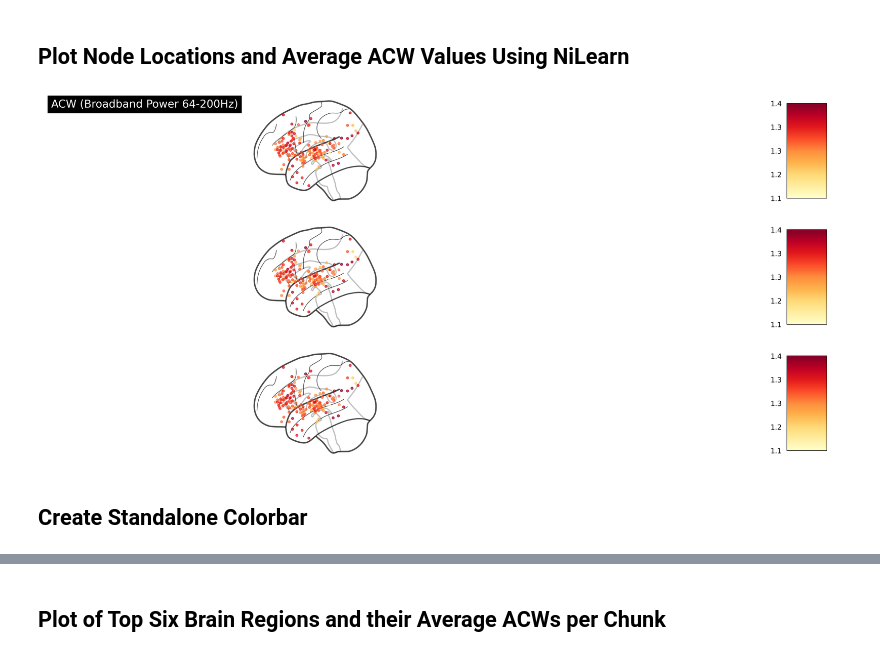
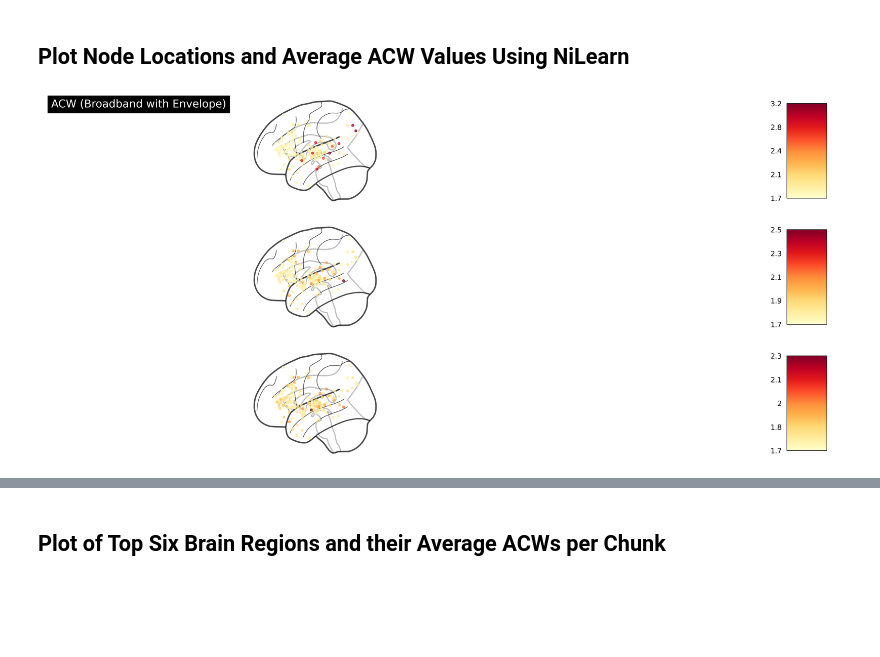
Before and after one commit to tevaughnshaw/autocorrelation, a Jupyter notebook: ECOG_Signal_Test.ipynb, the cells around one changed output, grey strips where cells are left out. Cells and saved outputs as stored; diff of their text form; code cells hidden in the pictures; blank space fills up the shorter version.

```diff
--- a/ECOG_Signal_Test.ipynb
+++ b/ECOG_Signal_Test.ipynb
@@ -52,7 +34,0 @@ fin_df.shape
-# %%
-# Sort the DataFrame by subject_number
-df_sorted = fin_df.sort_values(by='subject_number')
-
-# Print the rows where subject_number is 717
-# result = df_sorted[df_sorted['subject_number'] == 717]
-df_sorted.head(10)
@@ -141,4 +105,4 @@ Closing /Users/tevaughnshaw/ECOG/raw-ecog-data_ieeg.fif
 [done]
 # %%
 # load data
-# raw = mne.io.read_raw_fif('raw-ecog-data_ieeg.fif')
+raw = mne.io.read_raw_fif('raw-ecog-data_ieeg.fif')
@@ -323,5 +324,11 @@ raw.get_data().shape
 # %%
-ecog_filtered = ecog_no_noise.filter(l_freq=64,
-                                     h_freq=199,
-                                     method='iir')
+raw = mne.io.read_raw_fif('ecog-filtered-broadband-data_ieeg.fif')
+raw.load_data()
+# ecog_filtered = ecog_no_noise.filter(l_freq=4,
+#                                      h_freq=8,
+raw.notch_filter([60,120,180])
+raw.filter(l_freq=64, h_freq=199, method='iir')
+raw.apply_hilbert(envelope=True)
+raw.resample(400)
+raw
 # %% [output]
@@ -336,6 +387,7 @@ Butterworth bandpass zero-phase (two-pass forward and reverse) non-causal filter
 # %%
-ecog_filtered_data = ecog_filtered.get_data()
-ecog_filtered_data.shape
+ecog_filtered = raw.copy()
+
+ecog_filtered.get_data().shape
 # %% [output]
 (160, 720001)
 # %%
@@ -905,38 +963,38 @@ node_coordinates = df_sorted[['x','y','z']].values # node coords in space for pl
 # %%
 fig, ax = plt.subplots(3, 1, figsize=(20, 9), dpi=400)
 plotting.plot_markers(
-    node_values=first_ACW_avgs,
+    node_values=np.log(first_ACW_avgs),
     node_coords = node_coordinates,
     node_cmap=cm.YlOrRd,
     node_size=10,
-    title = 'ACW (Broadband Power 64-200Hz)',
+    # node_vmax=79,
+    title = 'ACW (Broadband with Envelope)',
     colorbar=True,
     display_mode='l',
-    # output_file = 'avg_acw_location_visual.svg'
     axes=ax[0]
 )
 plotting.plot_markers(
-    node_values=second_ACW_avgs,
+    node_values=np.log(second_ACW_avgs),
     node_coords = node_coordinates,
     node_cmap=cm.YlOrRd,
     node_size=10,
+    # node_vmax=70,
     display_mode='l',
     axes=ax[1]
 )
 plotting.plot_markers(
-    node_values=third_ACW_avgs,
+    node_values=np.log(third_ACW_avgs),
     node_coords = node_coordinates,
     node_cmap=cm.YlOrRd,
     node_size=10,
+    # node_vmax=70,
     display_mode='l',
     axes=ax[2]
 )
 # ax.text(0.5, 0.1, 'First Chunk', ha='center', va='center', transform=ax.transAxes, fontsize=12)
 # ax[1].text(0.5, 0.1, 'Middle Chunk', ha='center', va='center', transform=ax[1].transAxes, fontsize=12)
 # ax[2].text(0.5, 0.1, 'Last Chunk', ha='center', va='center', transform=ax[2].transAxes, fontsize=12)
-plt.savefig('chunks_broadband_power_acw.svg')
+plt.savefig('broadband-chunks_envelope_filter_acw.svg')
 plt.show()
 # %% [output]
-[figure, old version]
+[figure, new version]
-# %% [markdown]
-## Create Standalone Colorbar
```
Also changed, not shown: parts of 50 cells of this notebook, 1 other file.
